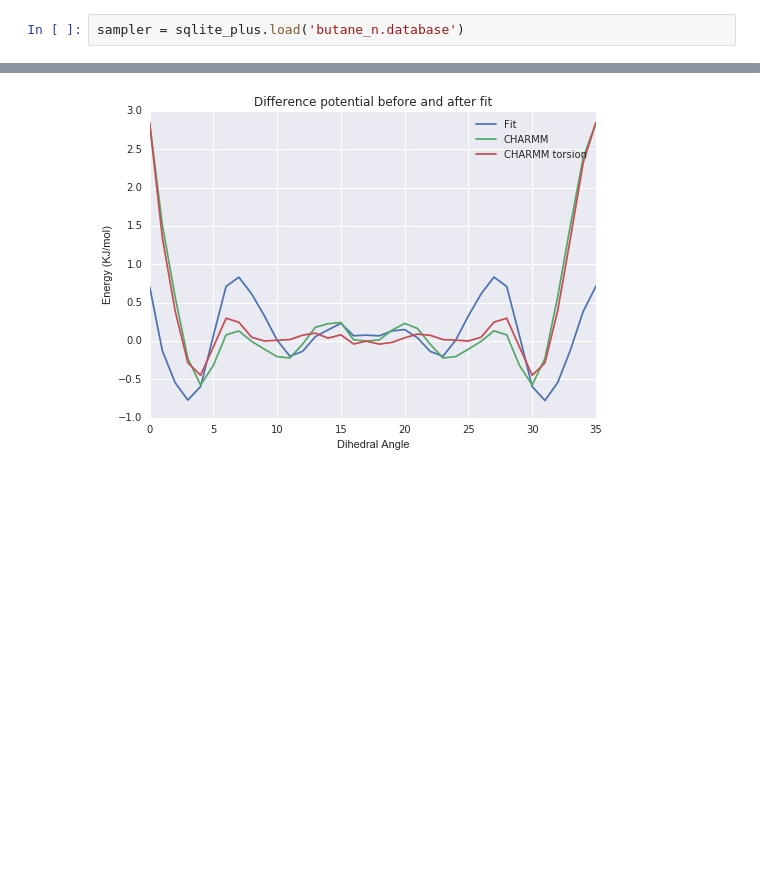
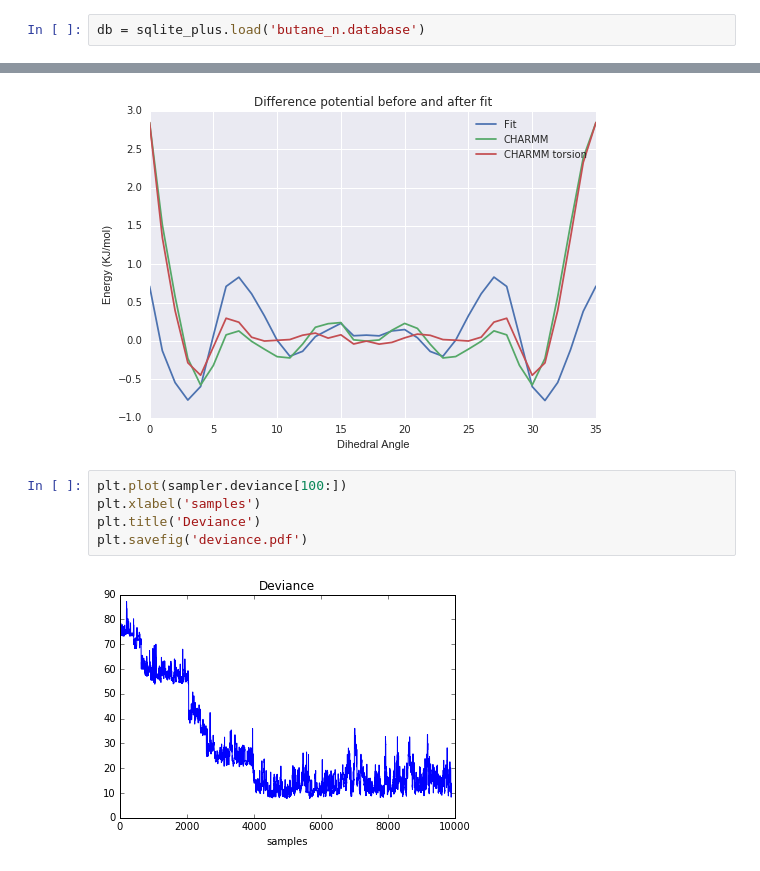
Before and after one commit to choderalab/torsionfit_examples, a Jupyter notebook: butane/sampling_torsions/c_c_c_c_torsion/n_rj/sampling_multiplicity.ipynb, the cells around one changed output, grey strips where cells are left out. Cells and saved outputs as stored; diff of their text form; blank space fills up the shorter version.

```diff
--- a/butane/sampling_torsions/c_c_c_c_torsion/n_rj/sampling_multiplicity.ipynb
+++ b/butane/sampling_torsions/c_c_c_c_torsion/n_rj/sampling_multiplicity.ipynb
@@ -95,7 +95,7 @@ model.pymc_parameters
  'qm_fit': <pymc.distributions.Normal 'qm_fit' at 0x...>,
  'sigma': <pymc.CommonDeterministics.Lambda 'sigma' at 0x...>}
 # %%
-sampler = sqlite_plus.load('butane_n.database')
+db = sqlite_plus.load('butane_n.database')
 # %%
 sampler.
 # %%
@@ -213,3 +213,10 @@ plt.savefig('sample_n/diff_pot_fit.pdf')
 plt.savefig('sample_n/diff_pot_fit.png')
 # %% [output]
 [figure]
+# %%
+plt.plot(sampler.deviance[100:])
+plt.xlabel('samples')
+plt.title('Deviance')
+plt.savefig('deviance.pdf')
+# %% [output]
+[figure, added]
```
Also changed, not shown: parts of 1 cell of this notebook, 4 other files.
